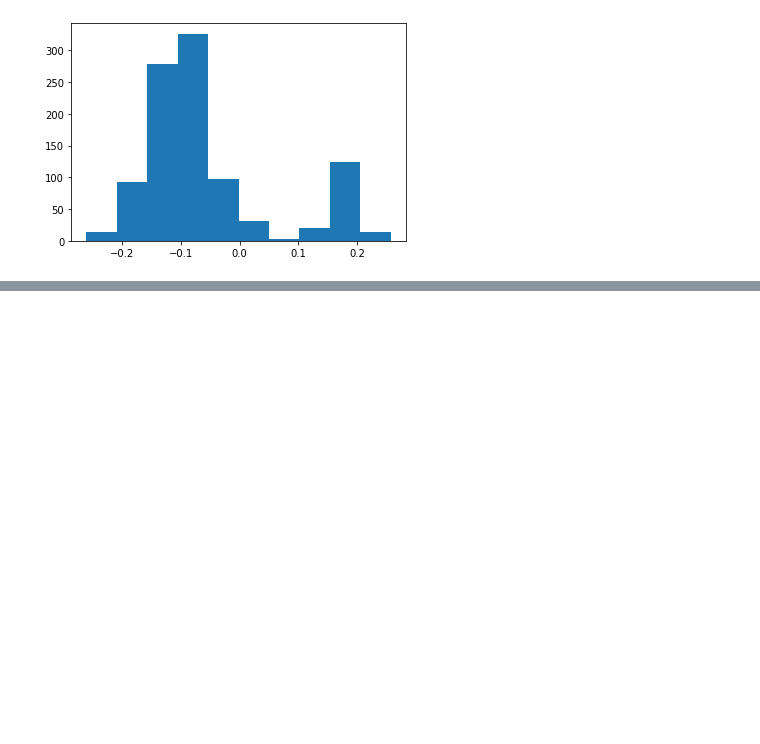
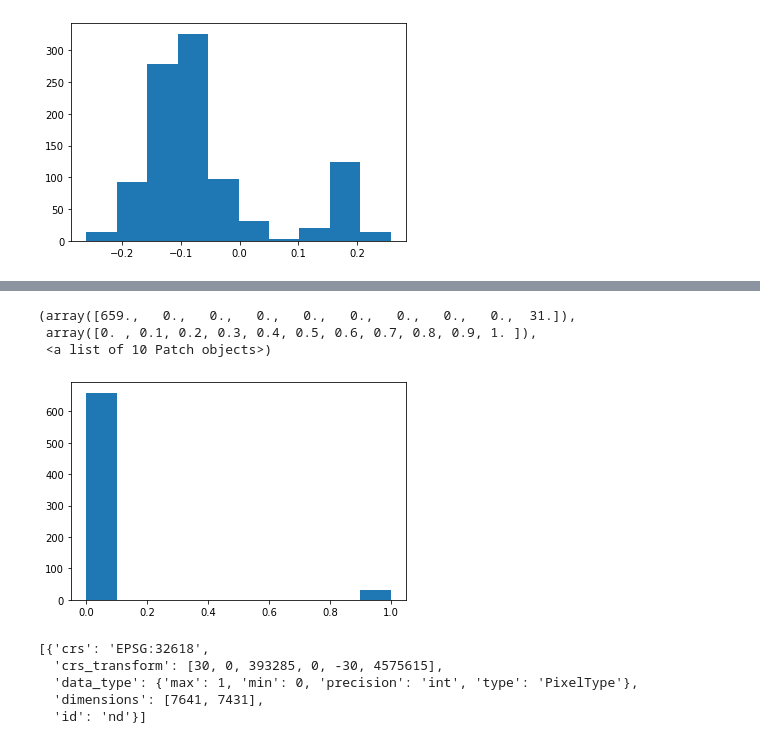
Before and after one commit to arvindnswamy/RemoteSensing, a Jupyter notebook: ExtractingHistogramOfNDWIfromLandsatInEarthEngine.ipynb, the cells around one changed output, grey strips where cells are left out. Cells and saved outputs as stored; diff of their text form; code cells hidden in the pictures; blank space fills up the shorter version.

```diff
--- a/ExtractingHistogramOfNDWIfromLandsatInEarthEngine.ipynb
+++ b/ExtractingHistogramOfNDWIfromLandsatInEarthEngine.ipynb
@@ -280,3 +284,15 @@ plt.hist(imagendwi_data[0])
          0.25701062]),
  <a list of 10 Patch objects>)
 [figure]
+# %%
+#Creating a water mask  based on the histogram shown earlier.
+waterthreshold = 0.1;
+watermask = image0ndwi.gte(waterthreshold) #creating a water mask. Any NDWI greater than waterthreshold value is taken to be water.
+
+parameters = {'min': -0.5,
+              'max': 0.4,
+              'dimensions': 768,
+              #'palette': ['brown', 'white', 'blue'],
+              'region': ee.Geometry.Rectangle([-74.04, 40.69, -73.82, 40.94])
+}
+Image(url = watermask.getThumbUrl(parameters))
@@ -282,0 +301,18 @@ plt.hist(imagendwi_data[0])
+# %%
+#What is in the watermask?
+watermask_data = ee.List(watermask.sample(numPixels = 1000).reduceColumns(ee.Reducer.toList().repeat(1), ['nd']).get('list')).getInfo()
+# %%
+plt.hist(watermask_data) # You can see that the mask is a contrast - greater than threshold is categorized as 1 and the rest as 0.
+# %% [output]
+(array([659.,   0.,   0.,   0.,   0.,   0.,   0.,   0.,   0.,  31.]),
+ array([0. , 0.1, 0.2, 0.3, 0.4, 0.5, 0.6, 0.7, 0.8, 0.9, 1. ]),
+ <a list of 10 Patch objects>)
+[figure, added]
+# %%
+watermask.getInfo()['bands'] #Question: how can I use this mask as a training to cluster the image?
+# %% [output]
+[{'crs': 'EPSG:32618',
+  'crs_transform': [30, 0, 393285, 0, -30, 4575615],
+  'data_type': {'max': 1, 'min': 0, 'precision': 'int', 'type': 'PixelType'},
+  'dimensions': [7641, 7431],
+  'id': 'nd'}]
```
Also changed, not shown: parts of 6 cells of this notebook.
